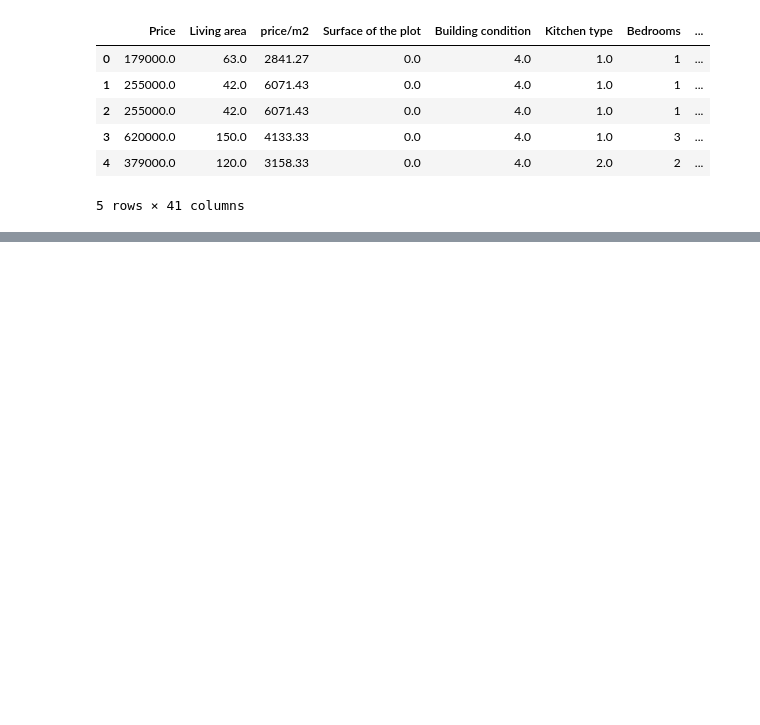
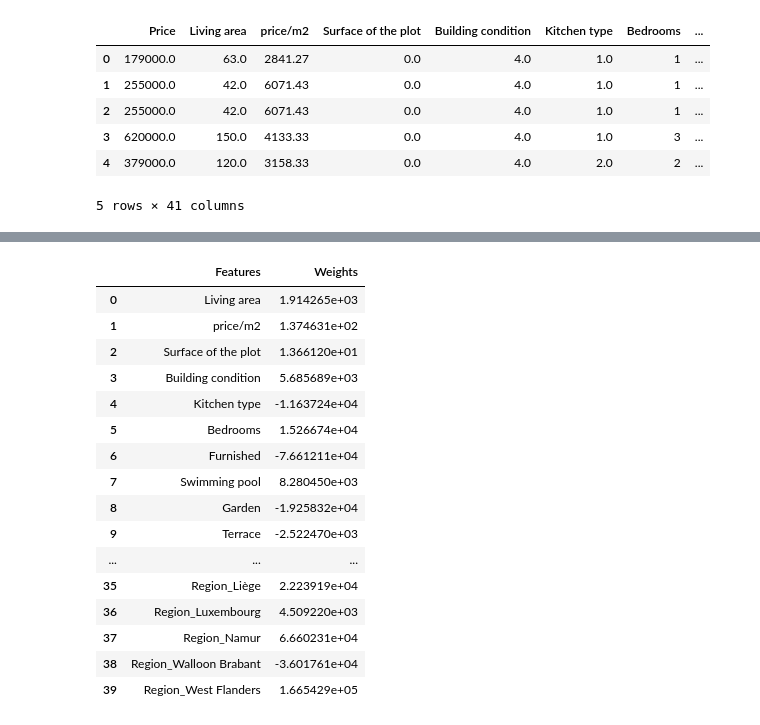
Before and after one commit to dilsadozbrk/immo_eliza_regression, a Jupyter notebook: Data_cleaning.ipynb, the cells around one changed output, grey strips where cells are left out. Saved outputs shown, nothing was run; the diff lists cells and outputs as text; code cells hidden in the pictures; blank space fills up the shorter version.

```diff
--- a/Data_cleaning.ipynb
+++ b/Data_cleaning.ipynb
@@ -560,0 +562,3 @@ data_preprocessed.head()
+# %%
+X = data_preprocessed.drop(['Price'], axis =1)
+y = data_preprocessed['Price']
@@ -560,0 +629,22 @@ data_preprocessed.head()
+# %%
+reg_summary = pd.DataFrame(X.columns.values, columns=['Features'])
+reg_summary['Weights'] = regressor.coef_
+reg_summary
+# %% [output]
+|  | Features | Weights |
+| 0 | Living area | 1.914265e+03 |
+| 1 | price/m2 | 1.374631e+02 |
+| 2 | Surface of the plot | 1.366120e+01 |
+| 3 | Building condition | 5.685689e+03 |
+| 4 | Kitchen type | -1.163724e+04 |
+| 5 | Bedrooms | 1.526674e+04 |
+| 6 | Furnished | -7.661211e+04 |
+| 7 | Swimming pool | 8.280450e+03 |
+| 8 | Garden | -1.925832e+04 |
+| 9 | Terrace | -2.522470e+03 |
+| ... | ... | ... |
+| 35 | Region_Liège | 2.223919e+04 |
+| 36 | Region_Luxembourg | 4.509220e+03 |
+| 37 | Region_Namur | 6.660231e+04 |
+| 38 | Region_Walloon Brabant | -3.601761e+04 |
+| 39 | Region_West Flanders | 1.665429e+05 |
```
Also changed, not shown: parts of 17 cells of this notebook.
